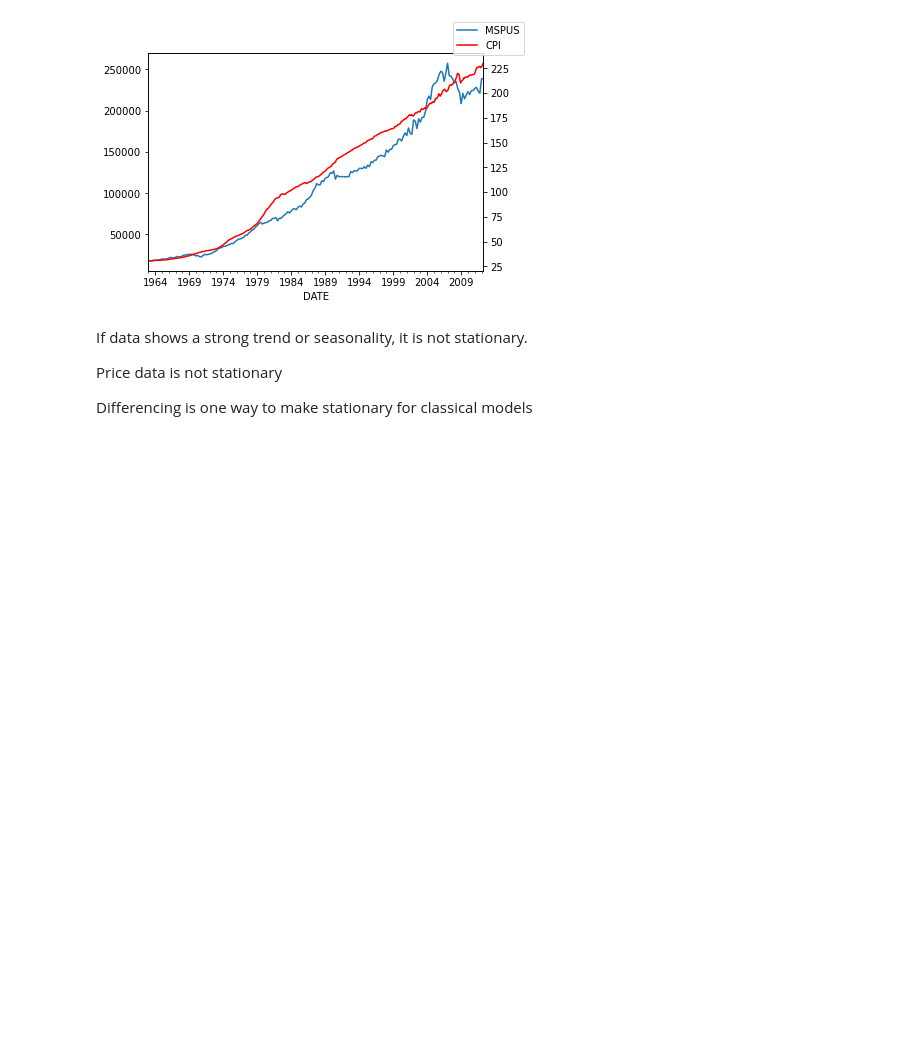
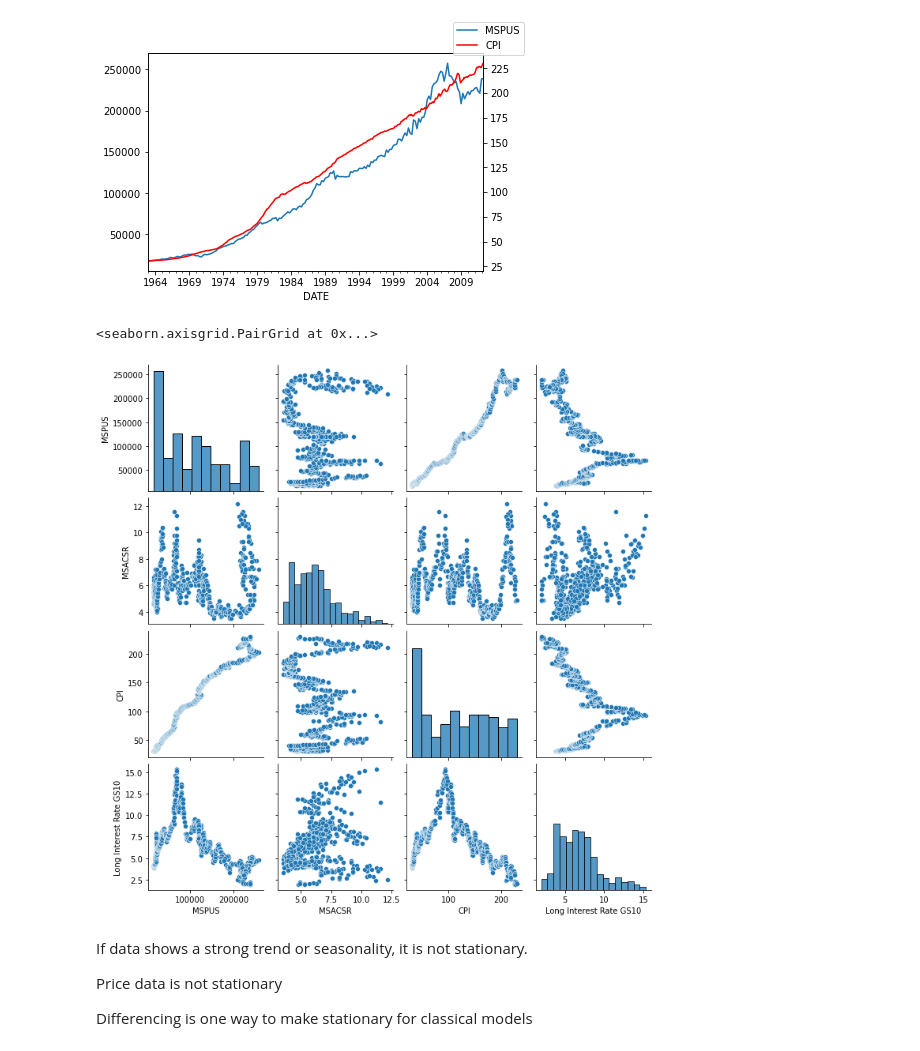
Before and after one commit to hsdistefa/mas-thesis, a Jupyter notebook: EDA.ipynb, the cells around one changed output. Cells and saved outputs as stored; diff of their text form; code cells hidden in the pictures; blank space fills up the shorter version.

Commit message:
Added Feature Pairplot

```diff
--- a/EDA.ipynb
+++ b/EDA.ipynb
@@ -385,6 +385,14 @@ ax.figure.legend()
 plt.show()
 # %% [output]
 [figure]
+# %%
+pairplot = sns.pairplot(df[['MSPUS', 'MSACSR', 'CPI', 'Long Interest Rate GS10']])
+
+pairplot.savefig("figures/pairplot.png", bbox_inches='tight')
+pairplot
+# %% [output]
+<seaborn.axisgrid.PairGrid at 0x...>
+[figure, added]
 # %%
 # Test for stationerity
 # %% [markdown]
```
Also changed, not shown: 2 other files.
